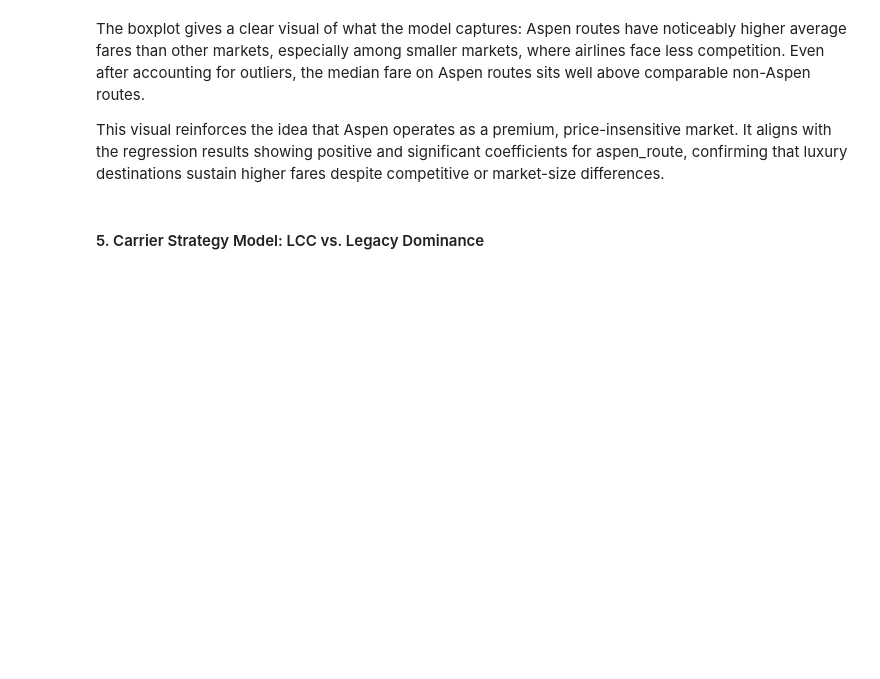
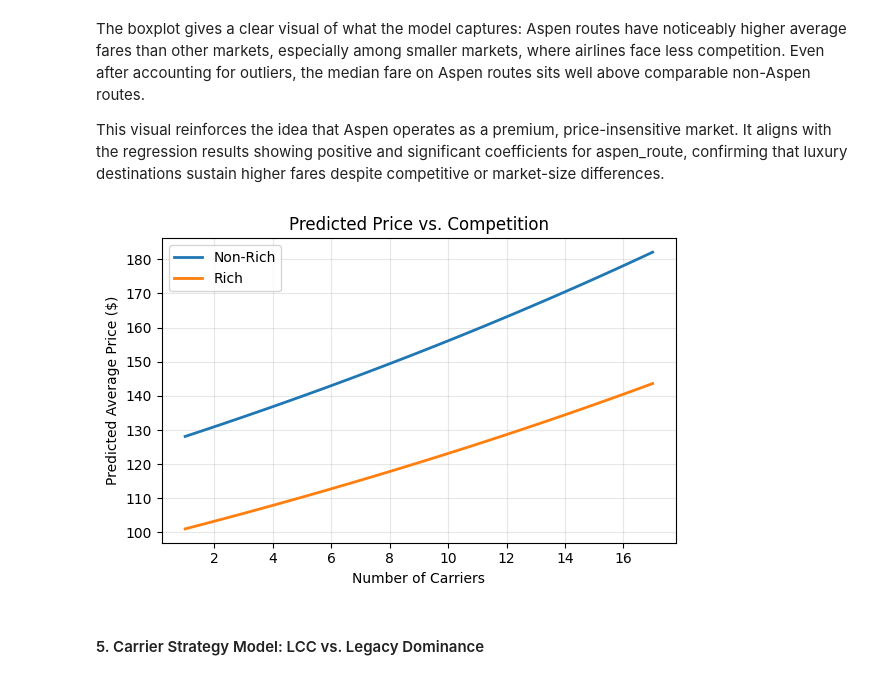
Before and after one commit to ZlataSparrow/Airline_Price_Discrimination, a Jupyter notebook: notebooks/03_Pricing_Rich_Markets.ipynb, the cells around one changed output. Saved outputs shown, nothing was run; the diff lists cells and outputs as text; code cells hidden in the pictures; blank space fills up the shorter version.

Commit message:
Update pricing notebook with new execution counts, modify model summary title, and add prediction grid visualization for premium competition analysis.

```diff
--- a/notebooks/03_Pricing_Rich_Markets.ipynb
+++ b/notebooks/03_Pricing_Rich_Markets.ipynb
@@ -713,6 +713,49 @@ plt.show()
 The boxplot gives a clear visual of what the model captures: Aspen routes have noticeably higher average fares than other markets, especially among smaller markets, where airlines face less competition. Even after accounting for outliers, the median fare on Aspen routes sits well above comparable non-Aspen routes.
 
 This visual reinforces the idea that Aspen operates as a premium, price-insensitive market. It aligns with the regression results showing positive and significant coefficients for aspen_route, confirming that luxury destinations sustain higher fares despite competitive or market-size differences.
+# %%
+# Prepare prediction grid
+n_values = np.linspace(data['n_carriers'].min(), data['n_carriers'].max(), 40)
+avg_hhi = data['hhi'].mean()
+avg_stops = data['stops'].mean()
+
+default_carrier = data['carrier'].mode()[0]  # use most frequent carrier
+
+scenarios = []
+for rich in [0, 1]:
+    df_pred = pd.DataFrame({
+        'n_carriers': n_values,
+        'hhi': avg_hhi,
+        'stops': avg_stops,
+        'rich_origin': rich,
+        'rich_destination': rich,
+        'aspen_route': 0,
+        'jackson_route': 0,
+        'smallmkt_num': 0,
+        'carrier': default_carrier   # add dummy carrier for C(carrier)
+    })
+    df_pred['pred_logprice'] = premium_competiton_m43.predict(df_pred)
+    df_pred['market_type'] = 'Rich' if rich == 1 else 'Non-Rich'
+    scenarios.append(df_pred)
+
+preds = pd.concat(scenarios)
+
+# Plot predicted price (exp of log)
+plt.figure(figsize=(6,4))
+for group in preds['market_type'].unique():
+    subset = preds[preds['market_type'] == group]
+    plt.plot(subset['n_carriers'], np.exp(subset['pred_logprice']),
+             label=group, linewidth=2)
+
+plt.title('Predicted Price vs. Competition')
+plt.xlabel('Number of Carriers')
+plt.ylabel('Predicted Average Price ($)')
+plt.legend()
+plt.grid(alpha=0.3)
+plt.tight_layout()
+plt.show()
+# %% [output]
+[figure, added]
 # %% [markdown]
 #### 5. Carrier Strategy Model: LCC vs. Legacy Dominance
 # %% [markdown]
```
Also changed, not shown: parts of 1 cell of this notebook.
